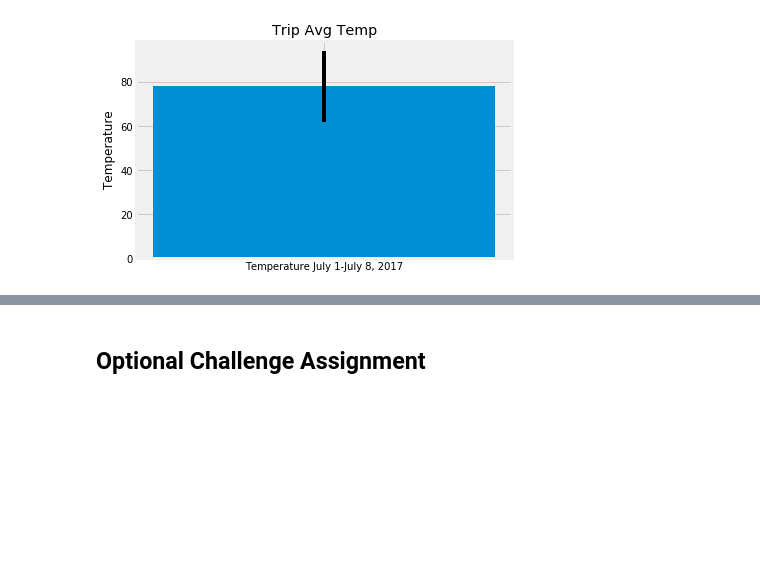
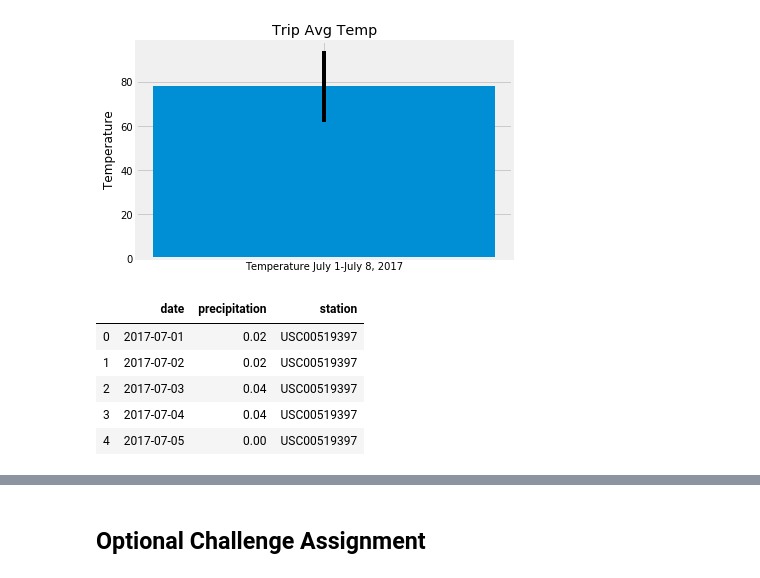
Before and after one commit to tamu94/sqlalchemy_surfsup, a Jupyter notebook: climate_final.ipynb, the cells around one changed output, grey strips where cells are left out. Saved outputs shown, nothing was run; the diff lists cells and outputs as text; code cells hidden in the pictures; blank space fills up the shorter version.

```diff
--- a/climate3.ipynb
+++ b/climate_final.ipynb
@@ -232,3 +226,22 @@ plt.show()
 # %%
 # Calculate the total amount of rainfall per weather station for your trip dates using the previous year's matching dates.
 # Sort this in descending order by precipitation amount and list the station, name, latitude, longitude, and elevation
+# %%
+#Extract precip data fro trip
+date_end = "2017-07-08"
+date_start = "2017-07-01"
+vacation_prcp = session.query(Measurement.date, Measurement.prcp, Measurement.station)\
+.filter(Measurement.date >= date_start)\
+.filter(Measurement.date <= date_end).all()
+#Convert data to dataframe
+vac_prcp_df = pd.DataFrame.from_records(vacation_prcp)
+vac_prcp_df.columns = ["date","precipitation", "station"]
+vac_prcp_df['date'] = pd.to_datetime(vac_prcp_df.date, infer_datetime_format=True)
+vac_prcp_df.head()
+# %% [output]
+|  | date | precipitation | station |
+| 0 | 2017-07-01 | 0.02 | USC00519397 |
+| 1 | 2017-07-02 | 0.02 | USC00519397 |
+| 2 | 2017-07-03 | 0.04 | USC00519397 |
+| 3 | 2017-07-04 | 0.04 | USC00519397 |
+| 4 | 2017-07-05 | 0.00 | USC00519397 |
```
Also changed, not shown: parts of 4 cells of this notebook, 2 other files.
